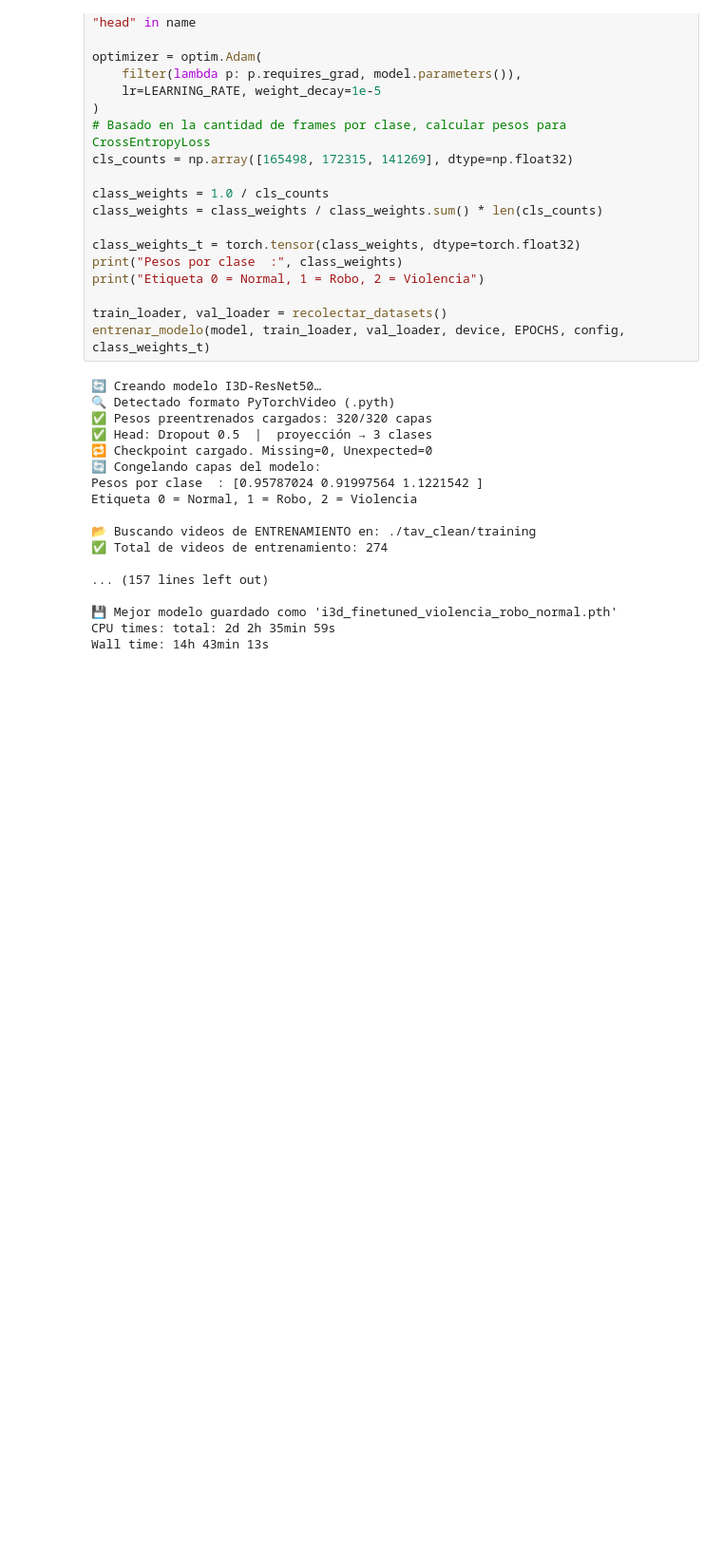
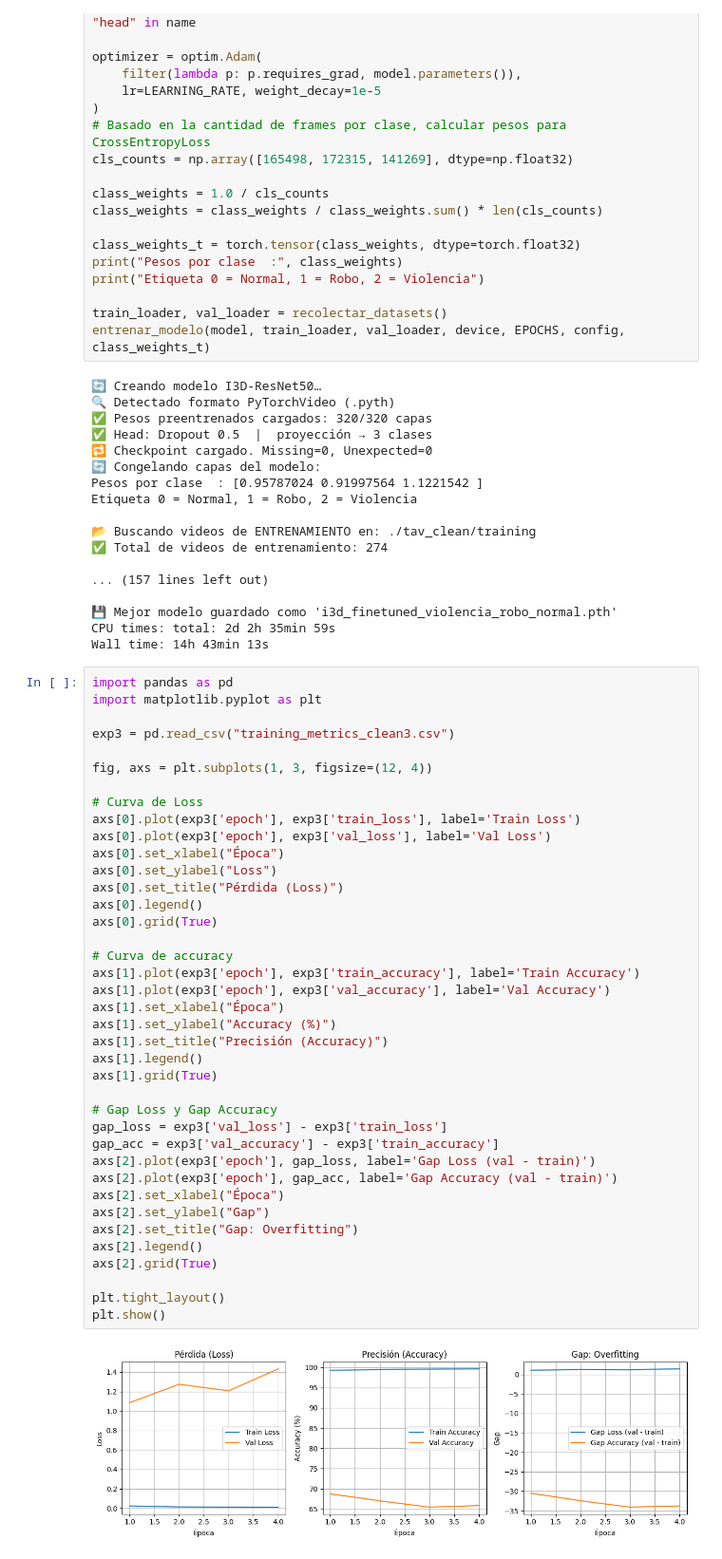
Before and after one commit to sebsatian/i3d_finetuning, a Jupyter notebook: i3dcrimefinetuning.ipynb, the cells around one changed output. Shown: that part at 95% size. Cells and saved outputs as stored; diff of their text form; blank space fills up the shorter version.

```diff
--- a/i3dcrimefinetuning.ipynb
+++ b/i3dcrimefinetuning.ipynb
@@ -978,5 +1029,46 @@ Etiqueta 0 = Normal, 1 = Robo, 2 = Violencia
 💾 Mejor modelo guardado como 'i3d_finetuned_violencia_robo_normal.pth'
 CPU times: total: 2d 2h 35min 59s
 Wall time: 14h 43min 13s
+# %%
+import pandas as pd
+import matplotlib.pyplot as plt
+
+exp3 = pd.read_csv("training_metrics_clean3.csv")
+
+fig, axs = plt.subplots(1, 3, figsize=(12, 4))
+
+# Curva de Loss
+axs[0].plot(exp3['epoch'], exp3['train_loss'], label='Train Loss')
+axs[0].plot(exp3['epoch'], exp3['val_loss'], label='Val Loss')
+axs[0].set_xlabel("Época")
+axs[0].set_ylabel("Loss")
+axs[0].set_title("Pérdida (Loss)")
+axs[0].legend()
+axs[0].grid(True)
+
+# Curva de accuracy
+axs[1].plot(exp3['epoch'], exp3['train_accuracy'], label='Train Accuracy')
+axs[1].plot(exp3['epoch'], exp3['val_accuracy'], label='Val Accuracy')
+axs[1].set_xlabel("Época")
+axs[1].set_ylabel("Accuracy (%)")
+axs[1].set_title("Precisión (Accuracy)")
+axs[1].legend()
+axs[1].grid(True)
+
+# Gap Loss y Gap Accuracy
+gap_loss = exp3['val_loss'] - exp3['train_loss']
+gap_acc = exp3['val_accuracy'] - exp3['train_accuracy']
+axs[2].plot(exp3['epoch'], gap_loss, label='Gap Loss (val - train)')
+axs[2].plot(exp3['epoch'], gap_acc, label='Gap Accuracy (val - train)')
+axs[2].set_xlabel("Época")
+axs[2].set_ylabel("Gap")
+axs[2].set_title("Gap: Overfitting")
+axs[2].legend()
+axs[2].grid(True)
+
+plt.tight_layout()
+plt.show()
+# %% [output]
+[figure, added]
 # %% [markdown]
 # Cuarto experimento
```
Also changed, not shown: parts of 12 cells of this notebook.
